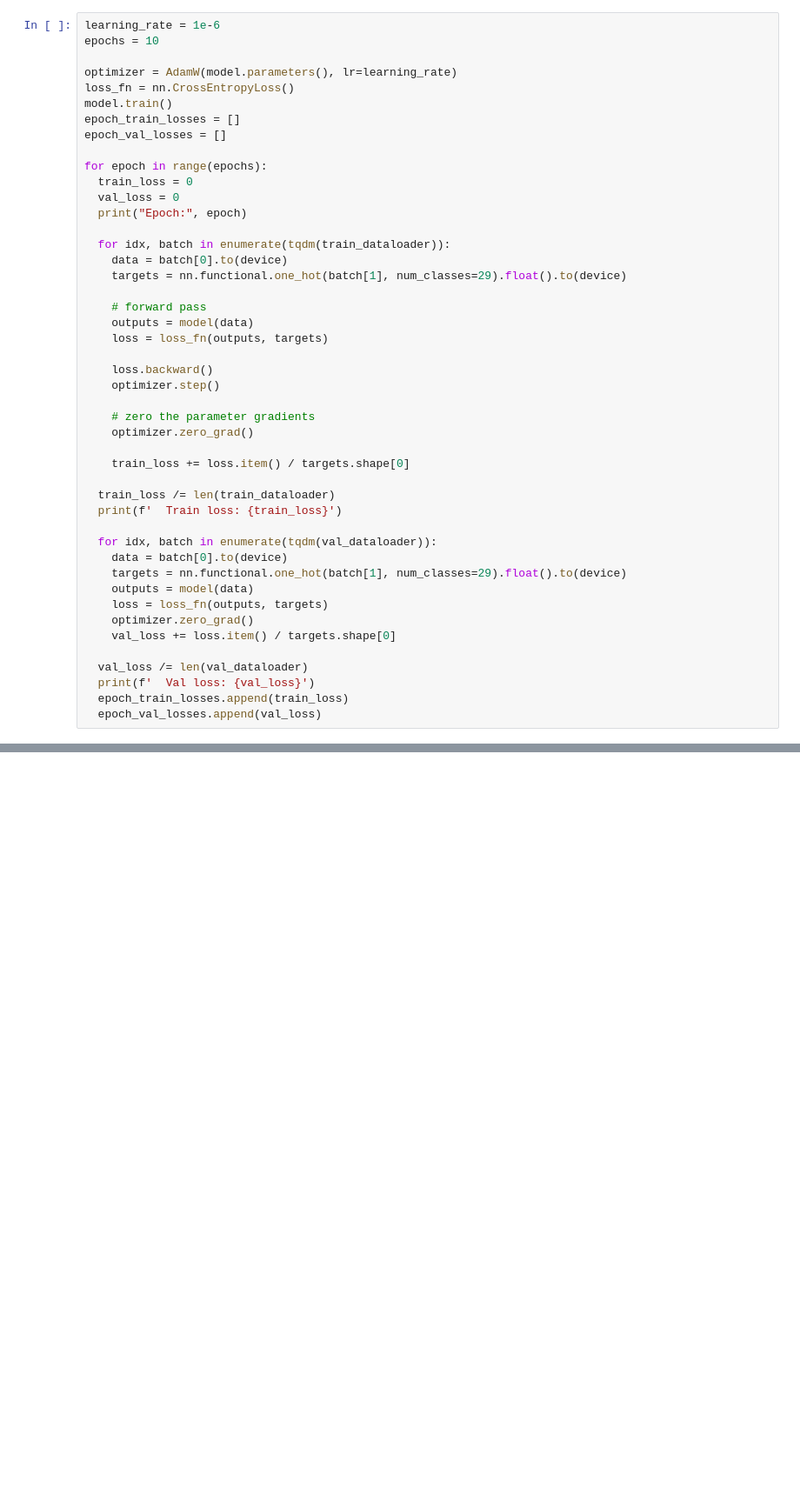
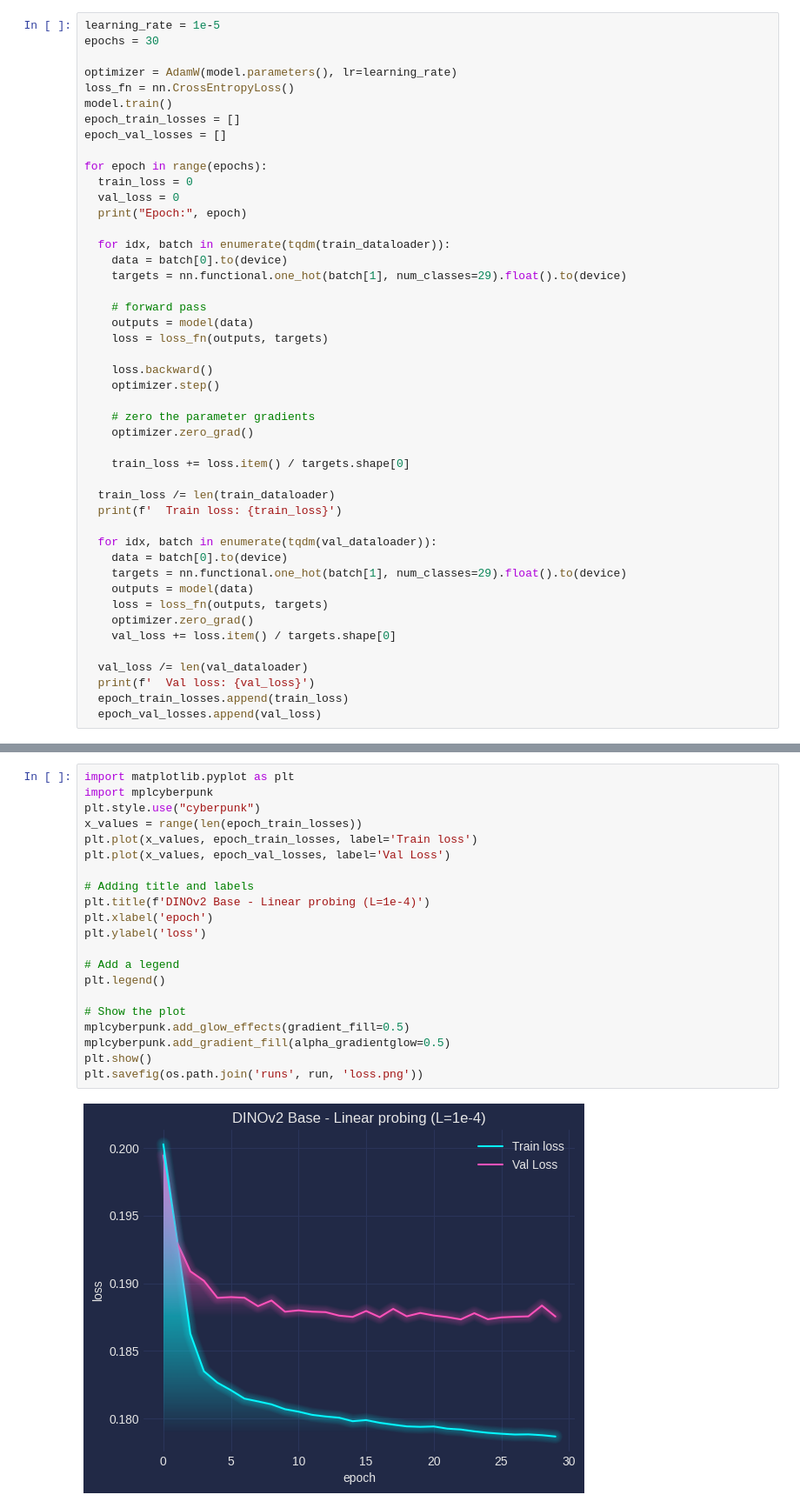
Before and after one commit to mjfortier/geospatial_coco, a Jupyter notebook: dino_basic.ipynb, the cells around one changed output, grey strips where cells are left out. Shown at 87% size. Drawn from its saved outputs; the diff is of its cells as text; blank space fills up the shorter version.

```diff
--- a/dino_basic.ipynb
+++ b/dino_basic.ipynb
@@ -129,8 +129,8 @@ Dinov2ForClassification(
   (classifier): Linear(in_features=196608, out_features=29, bias=True)
 )
 # %%
-learning_rate = 1e-6
-epochs = 10
+learning_rate = 1e-5
+epochs = 30
 
 optimizer = AdamW(model.parameters(), lr=learning_rate)
 loss_fn = nn.CrossEntropyLoss()
@@ -201,0 +196,23 @@ print(epoch_val_losses)
+# %%
+import matplotlib.pyplot as plt
+import mplcyberpunk
+plt.style.use("cyberpunk")
+x_values = range(len(epoch_train_losses))
+plt.plot(x_values, epoch_train_losses, label='Train loss')
+plt.plot(x_values, epoch_val_losses, label='Val Loss')
+
+# Adding title and labels
+plt.title(f'DINOv2 Base - Linear probing (L=1e-4)')
+plt.xlabel('epoch')
+plt.ylabel('loss')
+
+# Add a legend
+plt.legend()
+
+# Show the plot
+mplcyberpunk.add_glow_effects(gradient_fill=0.5)
+mplcyberpunk.add_gradient_fill(alpha_gradientglow=0.5)
+plt.show()
+plt.savefig(os.path.join('runs', run, 'loss.png'))
+# %% [output]
+[figure, added]
```
Also changed, not shown: parts of 4 cells of this notebook, 3 other files.
